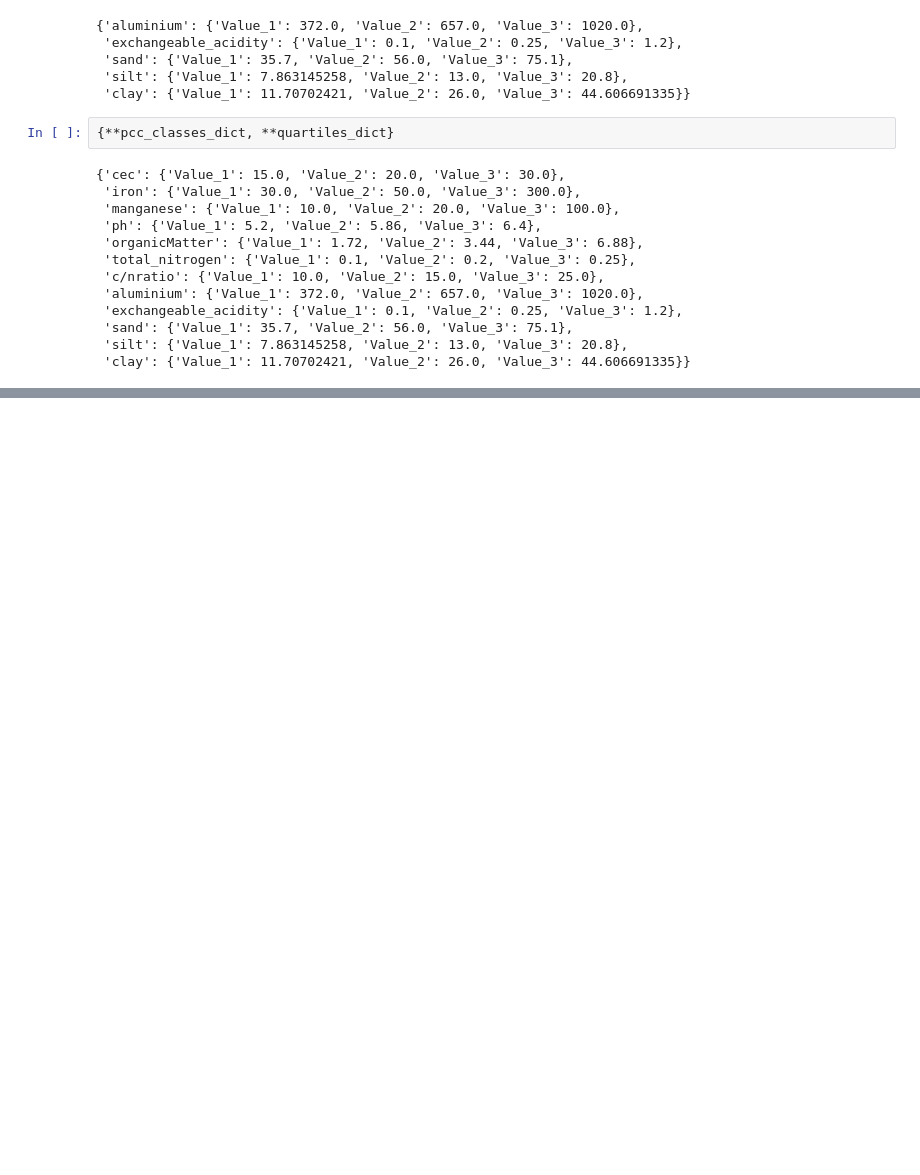
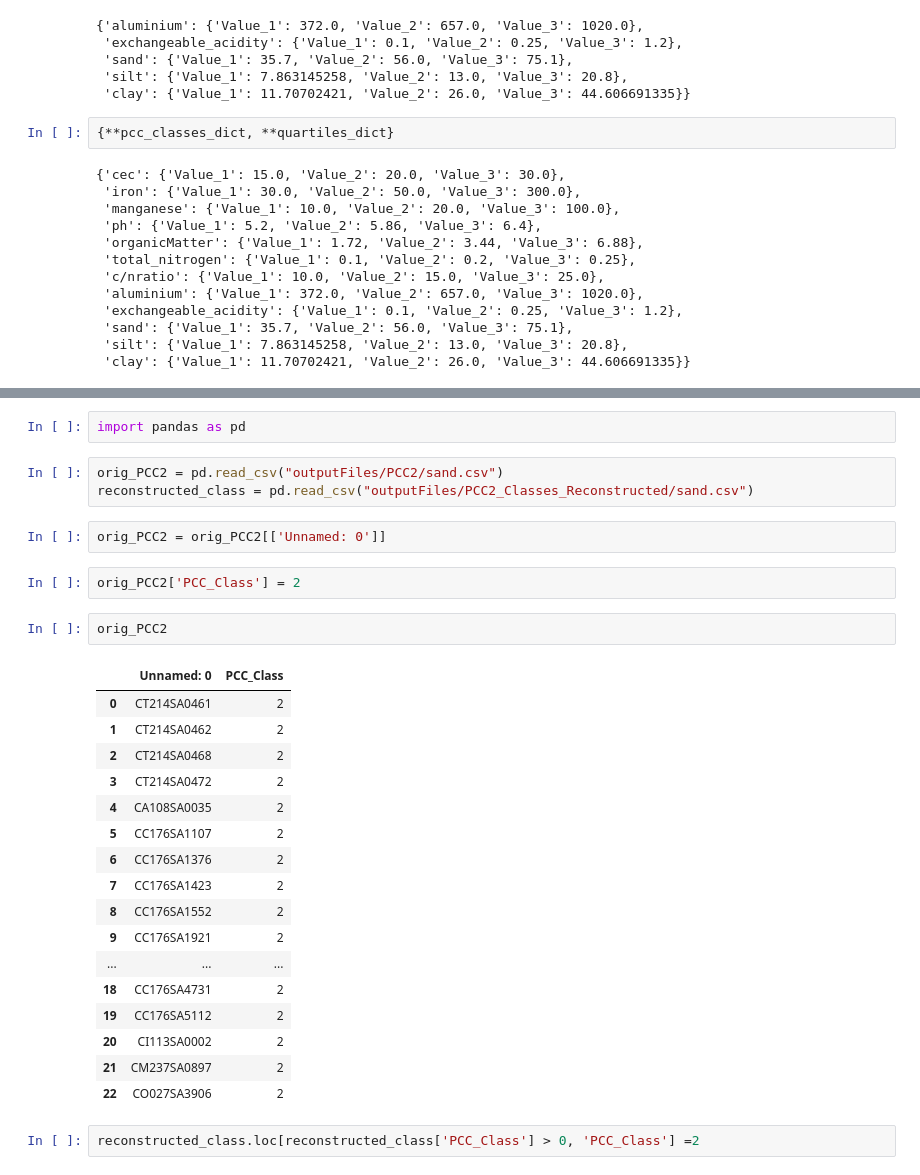
Before and after one commit to TomiTsuma/DSML124, a Jupyter notebook: Untitled.ipynb, the cells around one changed output, grey strips where cells are left out. Cells and saved outputs as stored; diff of their text form; blank space fills up the shorter version.

```diff
--- a/Untitled.ipynb
+++ b/Untitled.ipynb
@@ -157,0 +231,31 @@ quartiles_dict
+# %%
+import pandas as pd
+# %%
+orig_PCC2 = pd.read_csv("outputFiles/PCC2/sand.csv")
+reconstructed_class = pd.read_csv("outputFiles/PCC2_Classes_Reconstructed/sand.csv")
+# %%
+orig_PCC2 = orig_PCC2[['Unnamed: 0']]
+# %%
+orig_PCC2['PCC_Class'] = 2
+# %%
+orig_PCC2
+# %% [output]
+|  | Unnamed: 0 | PCC_Class |
+| 0 | CT214SA0461 | 2 |
+| 1 | CT214SA0462 | 2 |
+| 2 | CT214SA0468 | 2 |
+| 3 | CT214SA0472 | 2 |
+| 4 | CA108SA0035 | 2 |
+| 5 | CC176SA1107 | 2 |
+| 6 | CC176SA1376 | 2 |
+| 7 | CC176SA1423 | 2 |
+| 8 | CC176SA1552 | 2 |
+| 9 | CC176SA1921 | 2 |
+| ... | ... | ... |
+| 18 | CC176SA4731 | 2 |
+| 19 | CC176SA5112 | 2 |
+| 20 | CI113SA0002 | 2 |
+| 21 | CM237SA0897 | 2 |
+| 22 | CO027SA3906 | 2 |
+# %%
+reconstructed_class.loc[reconstructed_class['PCC_Class'] > 0, 'PCC_Class'] =2
```
Also changed, not shown: parts of 40 cells of this notebook, 10 other files.
